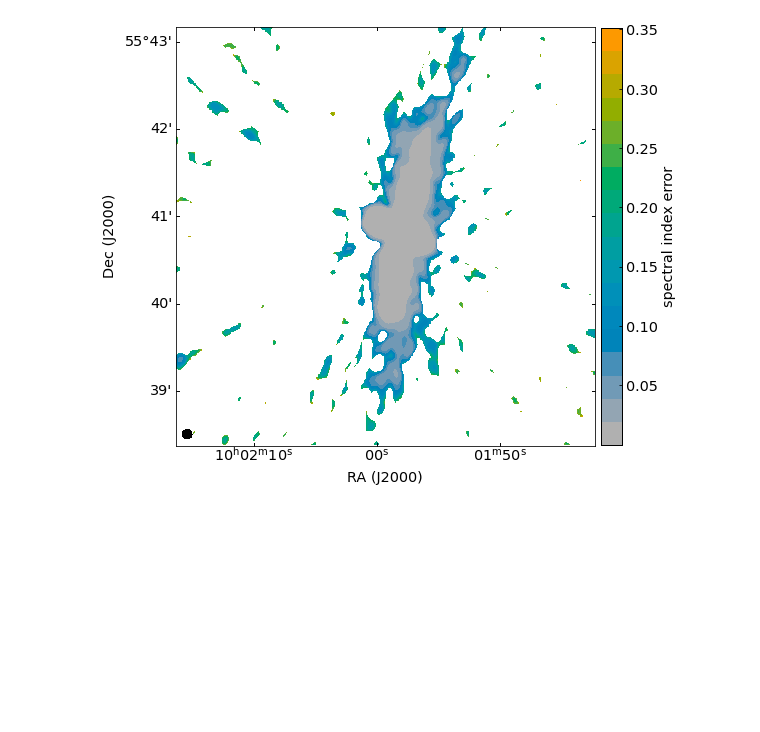
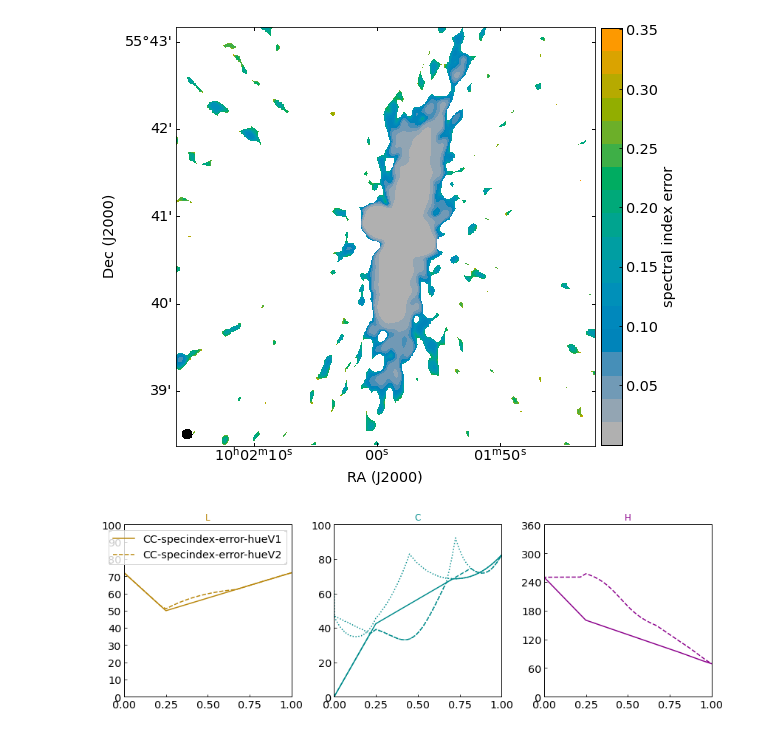
Before and after one commit to mlarichardson/CosmosCanvas, a Jupyter notebook: 2. Plot Spectral Index Error.ipynb, the cells around one changed output. Cells and saved outputs as stored; diff of their text form; code cells hidden in the pictures; blank space fills up the shorter version.

```diff
--- a/2. Plot Spectral Index Error.ipynb
+++ b/2. Plot Spectral Index Error.ipynb
@@ -101,12 +115,13 @@ Set OBSGEO-H to     2115.607 from OBSGEO-[XYZ]'. [astropy.wcs.wcs]
 # %%
 # Create a number of colours within the high error range.
+
 # The default for the constant orange is H_0=70. and H_min = H_max = none.
 # For a range of colours, H_0 is not used. Instead we set H_max = 70 and  H_min = 250 to cover
 # 180 degrees on the colour wheel. This creates numerous colours and includes the orange's complementary colour.
 
-name_error='CC-specindex-error-hueV1'
-cmap_error, RGB_err_def = spx.create_cmap_specindex_error(c_mid=0.25,H_min=250.,H_max=70.,modes=['clip'],out=True,name=name_error)
-matplotlib.cm.register_cmap(cmap=matplotlib.colors.ListedColormap(RGB_err_def['clip'],cmap_error), name=cmap_error)
+name_error_C='CC-specindex-error-hueV1'
+cmap_error_C, RGB_err_def = spx.create_cmap_specindex_error(c_mid=0.25,H_min=250.,H_max=70.,modes=['clip'],out=True,name=name_error_C)
+matplotlib.cm.register_cmap(cmap=matplotlib.colors.ListedColormap(RGB_err_def['clip'],cmap_error_C), name=cmap_error_C)
 # %% [output]
 creating cmap 'CC-specindex-error-hueV1' for Matplotlib (1024 steps)
 writing ./cmap_CC-specindex-error-hueV1.png (32x1024)
@@ -123,12 +138,11 @@ Similarly you can set `H_mid` if you don't want the hue to change in one end or
 # %%
 # Colour in high error range only: set H_max and H_mid
 
-# Create a number of colours within only the high error range.
 # The default for the constant orange is H_0=70. and H_min = H_max = none.
 # For a range of colours, H_0 is not used. Instead here we set H_max = 70 and  H_mid = 250 to cover
 # 180 degrees on the colour wheel. This creates numerous colours and includes the orange's complementary colour.
 
-name_error='CC-specindex-error-hueV1_mid_HighError'
-cmap_error, RGB_err_def = spx.create_cmap_specindex_error(c_mid=0.25,H_mid=250.,H_max=70.,modes=['clip'],out=True,name=name_error)
-matplotlib.cm.register_cmap(cmap=matplotlib.colors.ListedColormap(RGB_err_def['clip'],cmap_error), name=cmap_error)
+name_error_D='CC-specindex-error-hueV2'
+cmap_error_D, RGB_err_def = spx.create_cmap_specindex_error(c_mid=0.25,H_mid=250.,H_max=70.,modes=['clip'],out=True,name=name_error_D)
+matplotlib.cm.register_cmap(cmap=matplotlib.colors.ListedColormap(RGB_err_def['clip'],cmap_error_D), name=cmap_error_D)
 # %% [output]
@@ -142,3 +156,9 @@ WARNING: FITSFixedWarning: 'obsfix' made the change 'Set OBSGEO-L to  -107.61800
 Set OBSGEO-B to    34.078827 from OBSGEO-[XYZ].
 Set OBSGEO-H to     2115.607 from OBSGEO-[XYZ]'. [astropy.wcs.wcs]
 [figure]
+# %%
+# Let's show the two new colour maps in LCH space, using the plot_path function.
+axes = maps.plot_path(cmap_error_C, space='LCH', stack='H', axes=[]  , styles=['-' ], legend_label=name_error_C)
+axes = maps.plot_path(cmap_error_D, space='LCH', stack='H', axes=axes, styles=['--'], legend_label=name_error_D)
+# %% [output]
+[figure, added]
```
Also changed, not shown: parts of 10 cells of this notebook, 1 other file.
